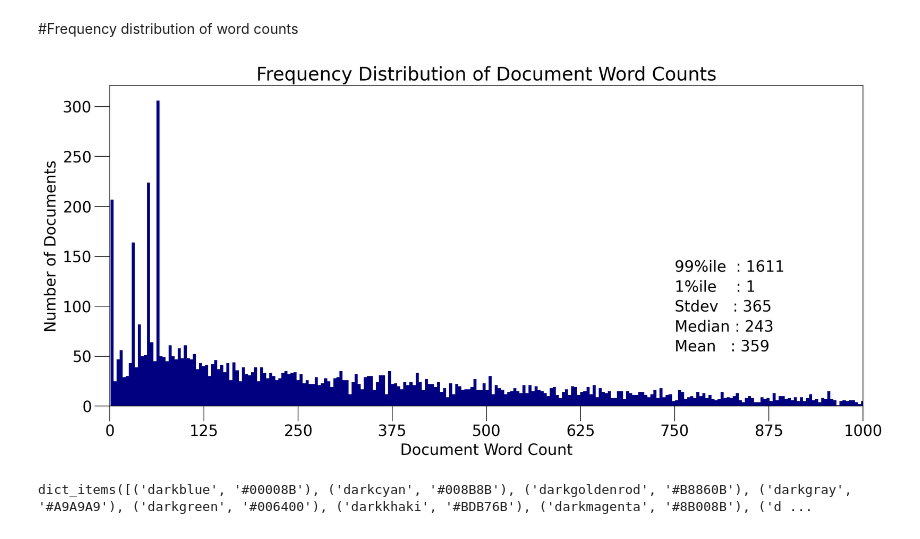
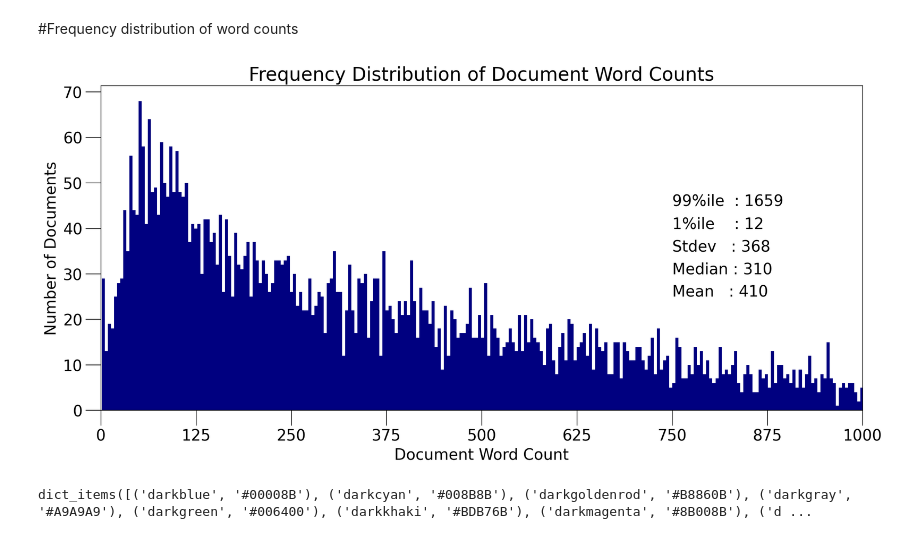
Before and after one commit to farhad-sadeghlo/NLP_Topic_Modeling, a Jupyter notebook: topic_modeling_and_visualization_with_Gensim.ipynb, the cells around one changed output. Drawn from its saved outputs; the diff is of its cells as text; code cells hidden in the pictures.

```diff
--- a/topic_modeling_and_visualization_with_Gensim.ipynb
+++ b/topic_modeling_and_visualization_with_Gensim.ipynb
@@ -522,7 +546,7 @@ pdf311_original['Paragraph'] = cleaner(pdf311_original['Paragraph'])
 merged = pd.merge(pdf311_original, df_dominant_topic, left_on='Paragraph', right_on='Text', how='inner')
 merged.drop(columns=['Unnamed: 0', 'Document_No'], inplace=True)
 # merged.dropna()
-df_dominant_topic = merged
+# df_dominant_topic = merged
 # %%
 df_dominant_topic_Topic_Perc_Contrib = df_dominant_topic.sort_values('Topic_Perc_Contrib', ascending = False)
 df_dominant_topic_Topic_Perc_Contrib.reset_index(drop=True, inplace=True)
@@ -666,25 +693,25 @@ Topic_dist_across_docs.to_csv('\content\4. cities_Topic_dist_across_docs.csv')
 # %%
 doc_lens = [len(d) for d in df_dominant_topic.Text]
 fontsize = 18
 # Plot
 plt.figure(figsize=(16,7), dpi=160)
 plt.hist(doc_lens, bins = 1000, color='navy')
-plt.text(750, 55, "Mean   : " + str(round(np.mean(doc_lens))), fontsize=fontsize)
-plt.text(750, 75, "Median : " + str(round(np.median(doc_lens))), fontsize=fontsize)
-plt.text(750, 95, "Stdev   : " + str(round(np.std(doc_lens))), fontsize=fontsize)
-plt.text(750, 115, "1%ile    : " + str(round(np.quantile(doc_lens, q=0.01))), fontsize=fontsize)
-plt.text(750, 135, "99%ile  : " + str(round(np.quantile(doc_lens, q=0.99))), fontsize=fontsize)
+plt.text(750, 25, "Mean   : " + str(round(np.mean(doc_lens))), fontsize=fontsize)
+plt.text(750, 30, "Median : " + str(round(np.median(doc_lens))), fontsize=fontsize)
+plt.text(750, 35, "Stdev   : " + str(round(np.std(doc_lens))), fontsize=fontsize)
+plt.text(750, 40, "1%ile    : " + str(round(np.quantile(doc_lens, q=0.01))), fontsize=fontsize)
+plt.text(750, 45, "99%ile  : " + str(round(np.quantile(doc_lens, q=0.99))), fontsize=fontsize)
 
 plt.gca().set(xlim=(0, 1000))
 plt.tick_params(size=fontsize)
 plt.xlabel(xlabel='Document Word Count', FontSize=fontsize)
 plt.ylabel(ylabel='Number of Documents', FontSize=fontsize)
 plt.xticks(np.linspace(0,1000,9), fontsize=fontsize)
 plt.yticks(fontsize=fontsize)
 plt.title('Frequency Distribution of Document Word Counts', fontdict=dict(size=22))
 plt.show()
 # %% [output]
-[figure, old version]
+[figure, new version]
 # %%
 cnames = {
 # 'aliceblue':            '#F0F8FF',
```
Also changed, not shown: parts of 34 cells of this notebook.
